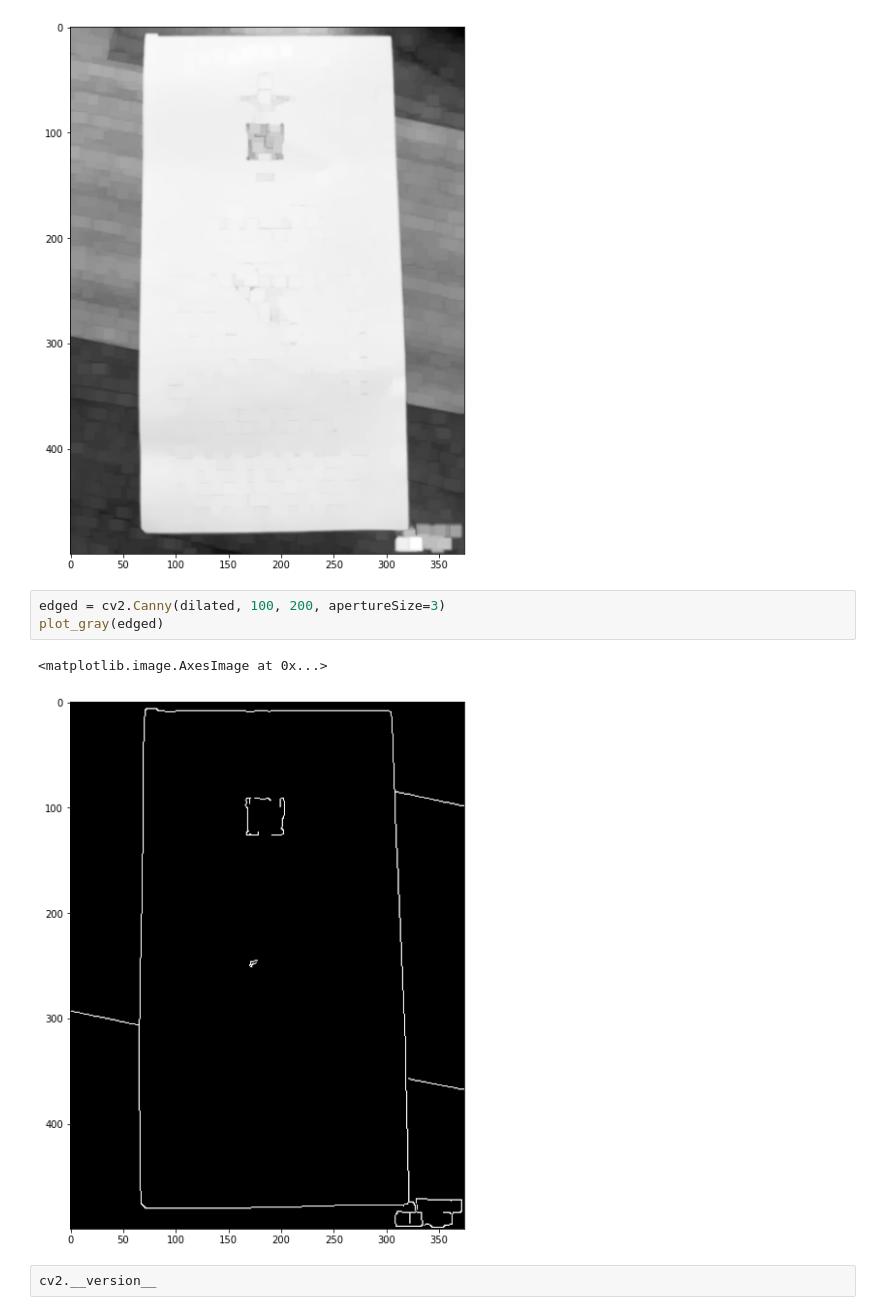
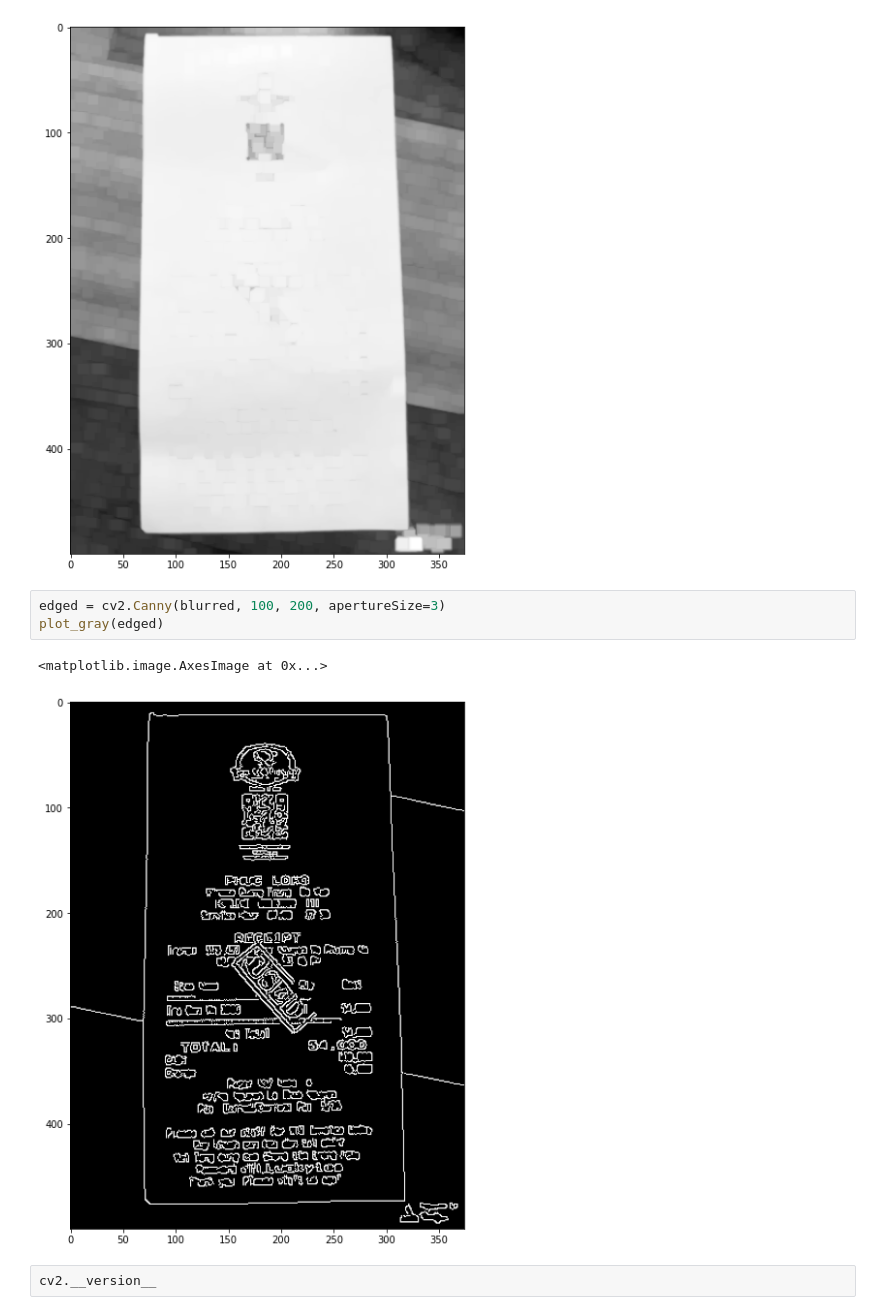
Before and after one commit to Hoanava/XLA, a Jupyter notebook: XLA.ipynb, the cells around one changed output. Cells and saved outputs as stored; diff of their text form.

```diff
--- a/XLA.ipynb
+++ b/XLA.ipynb
@@ -72,11 +93,11 @@ plot_gray(dilated)
 <matplotlib.image.AxesImage at 0x...>
 [figure]
 # %%
-edged = cv2.Canny(dilated, 100, 200, apertureSize=3)
+edged = cv2.Canny(blurred, 100, 200, apertureSize=3)
 plot_gray(edged)
 # %% [output]
 <matplotlib.image.AxesImage at 0x...>
-[figure, old version]
+[figure, new version]
 # %%
 cv2.__version__
 # %% [output]
```
Also changed, not shown: parts of 11 cells of this notebook.
